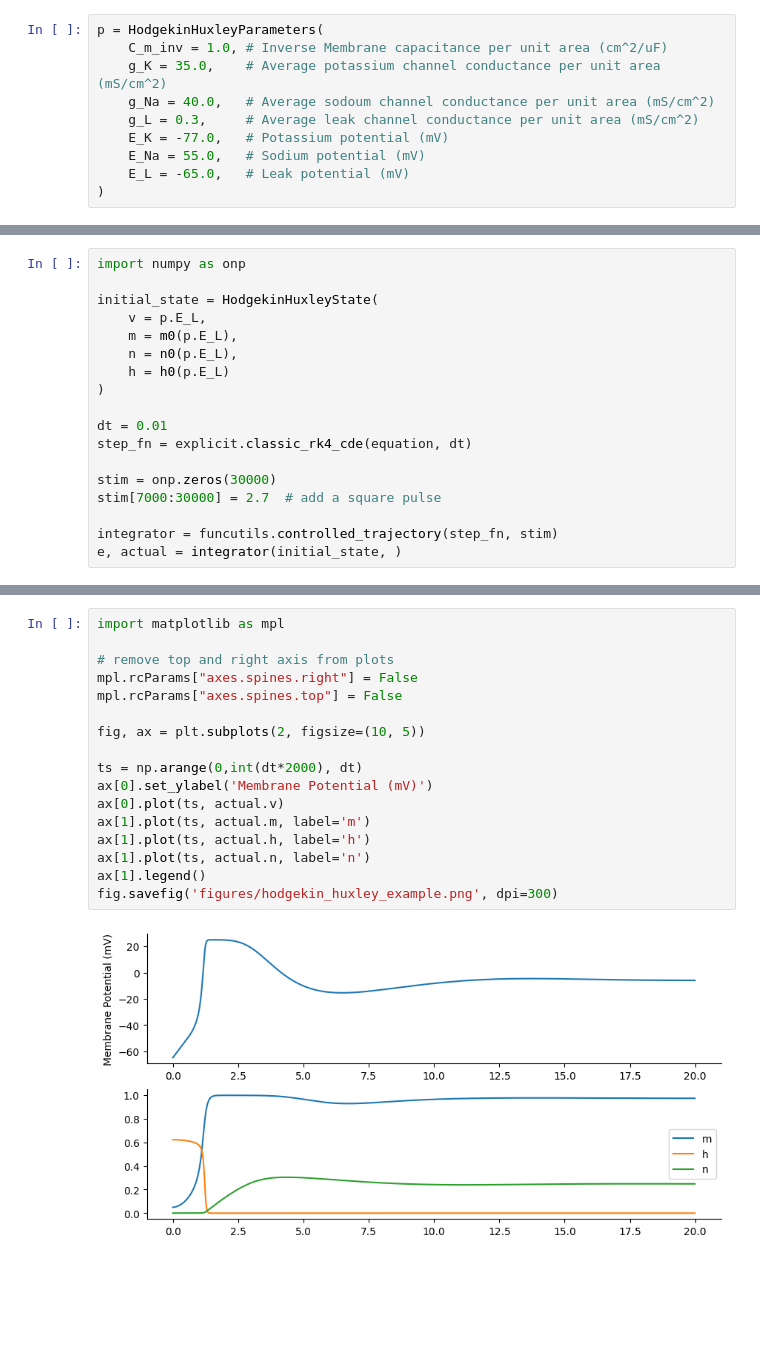
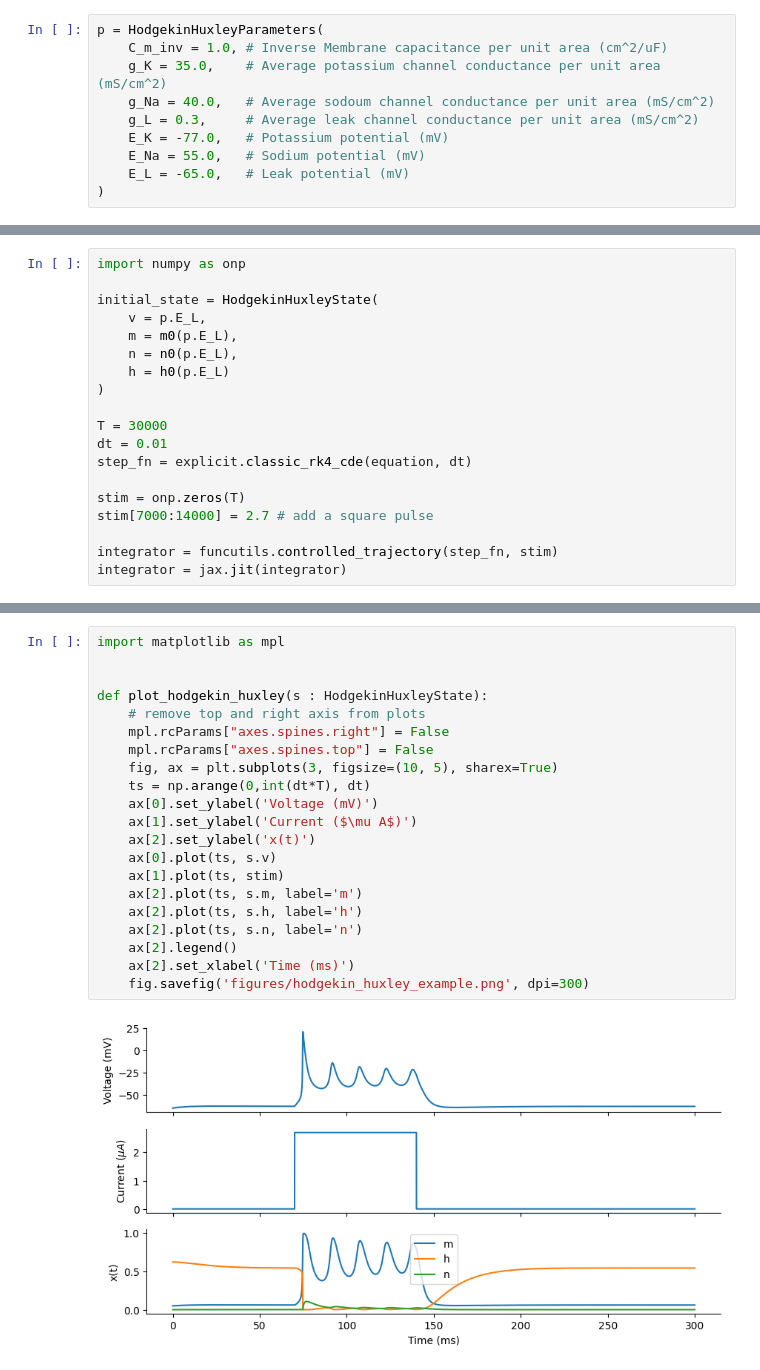
Before and after one commit to electronicvisions/jaxsnn, a Jupyter notebook: notebooks/hodgekin_huxley.ipynb, the cells around one changed output, grey strips where cells are left out. Saved outputs shown, nothing was run; the diff lists cells and outputs as text; blank space fills up the shorter version.

Commit message:
doc: hodgekin huxley plotting
Change-Id: I815648d42a2f0805396fc5ae9f49925fbc4450cd

```diff
--- a/notebooks/hodgekin_huxley.ipynb
+++ b/notebooks/hodgekin_huxley.ipynb
@@ -160,11 +123,12 @@ initial_state = HodgekinHuxleyState(
     h = h0(p.E_L)
 )
 
+T = 30000
 dt = 0.01
 step_fn = explicit.classic_rk4_cde(equation, dt)
 
-stim = onp.zeros(30000)
-stim[7000:30000] = 2.7  # add a square pulse
+stim = onp.zeros(T)
+stim[7000:14000] = 2.7 # add a square pulse
 
 integrator = funcutils.controlled_trajectory(step_fn, stim)
-e, actual = integrator(initial_state, )
+integrator = jax.jit(integrator)
@@ -173,19 +149,23 @@ TypeError: controlled_trajectory() missing 1 required positional argument: 'xs'
 # %%
 import matplotlib as mpl
 
-# remove top and right axis from plots
-mpl.rcParams["axes.spines.right"] = False
-mpl.rcParams["axes.spines.top"] = False
 
-fig, ax = plt.subplots(2, figsize=(10, 5))
-
-ts = np.arange(0,int(dt*2000), dt)
-ax[0].set_ylabel('Membrane Potential (mV)')
-ax[0].plot(ts, actual.v)
-ax[1].plot(ts, actual.m, label='m')
-ax[1].plot(ts, actual.h, label='h')
-ax[1].plot(ts, actual.n, label='n')
-ax[1].legend()
-fig.savefig('figures/hodgekin_huxley_example.png', dpi=300)
+def plot_hodgekin_huxley(s : HodgekinHuxleyState):
+    # remove top and right axis from plots
+    mpl.rcParams["axes.spines.right"] = False
+    mpl.rcParams["axes.spines.top"] = False
+    fig, ax = plt.subplots(3, figsize=(10, 5), sharex=True)
+    ts = np.arange(0,int(dt*T), dt)
+    ax[0].set_ylabel('Voltage (mV)')
+    ax[1].set_ylabel('Current ($\mu A$)')
+    ax[2].set_ylabel('x(t)')
+    ax[0].plot(ts, s.v)
+    ax[1].plot(ts, stim)
+    ax[2].plot(ts, s.m, label='m')
+    ax[2].plot(ts, s.h, label='h')
+    ax[2].plot(ts, s.n, label='n')
+    ax[2].legend()
+    ax[2].set_xlabel('Time (ms)')
+    fig.savefig('figures/hodgekin_huxley_example.png', dpi=300)
 # %% [output]
-[figure, old version]
+[figure, new version]
```
Also changed, not shown: parts of 9 cells of this notebook, 1 other file.
